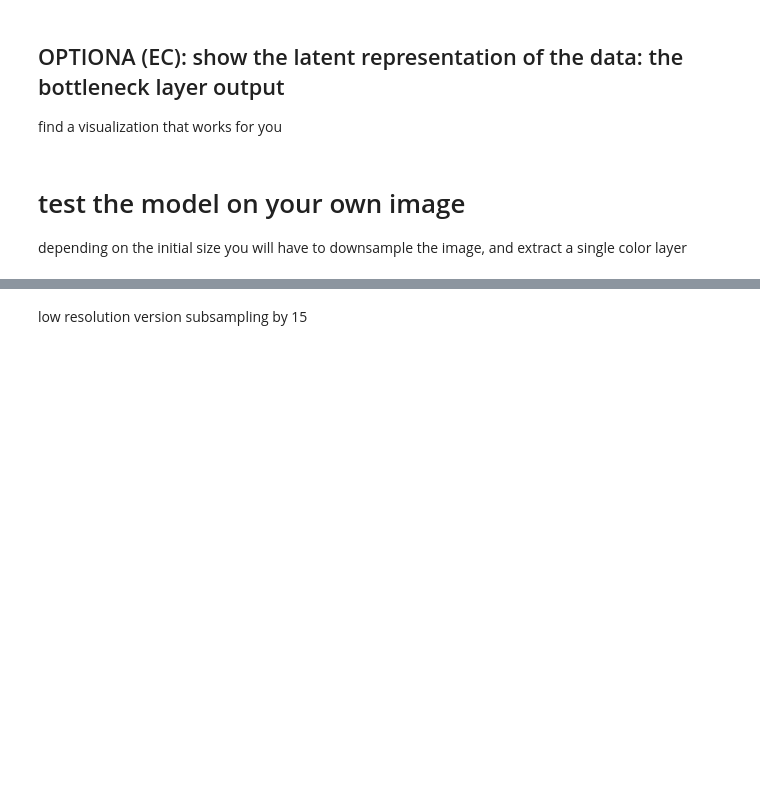
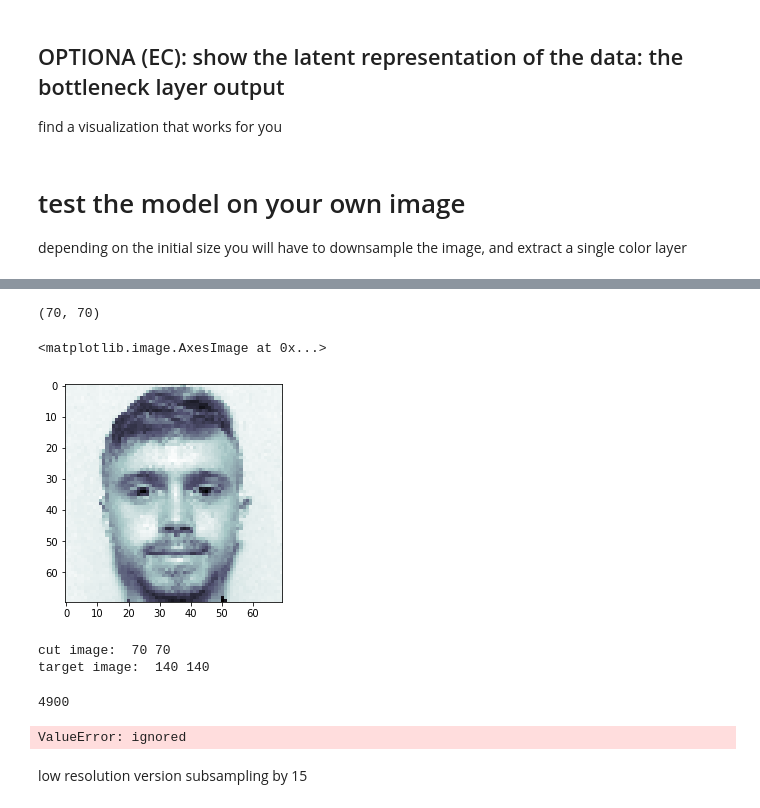
Before and after one commit to comooney711/DSPS_CMooney, a Jupyter notebook: HW10/DSPS2021aenc_faces.ipynb, the cells around one changed output, grey strips where cells are left out. Saved outputs shown, nothing was run; the diff lists cells and outputs as text; code cells hidden in the pictures; blank space fills up the shorter version.

```diff
--- a/HW10/DSPS2021aenc_faces.ipynb
+++ b/HW10/DSPS2021aenc_faces.ipynb
@@ -340,0 +342,25 @@ imme = Image.open("data/myimage.png")
+# %%
+imme = Image.open("/content/drive/My Drive/face.jpeg")
+# %%
+np_imme = numpy.array(imme)[:,:,:3].astype(float) / 255 #normalize the images so that they are 0-1
+pl.imshow(np_imme)
+#print(np_imme.shape)
+target_im=np_imme[140:840:5,130:830:5,:1]
+cut_im=np_imme[140:840:10,130:830:10,:1]
+#temp=np_imme[::2,::2,:1]
+cut_im=cut_im.squeeze()
+target_im=target_im.squeeze()
+print(cut_im.shape)
+pl.imshow(cut_im, cmap="bone")
+# %% [output]
+(70, 70)
+<matplotlib.image.AxesImage at 0x...>
+[figure, added]
+# %%
+im_row=cut_im.shape[0]
+im_col=cut_im.shape[1]
+print("cut image: ", im_row, im_col)
+print("target image: ", target_im.shape[0], target_im.shape[1])
+# %% [output]
+cut image:  70 70
+target image:  140 140
@@ -341,3 +377,12 @@ imme = Image.open("data/myimage.png")
+# %%
+flat_im = cut_im.reshape(len(cut_im), np.prod(cut_im.shape[1:]))
+flat_im.size
+# %% [output]
+4900
+# %%
+model.predict(flat_im)
+# %% [output]
+ValueError: ignored
 # %% [markdown]
 low resolution version
 subsampling by 15
```
Also changed, not shown: parts of 19 cells of this notebook.
